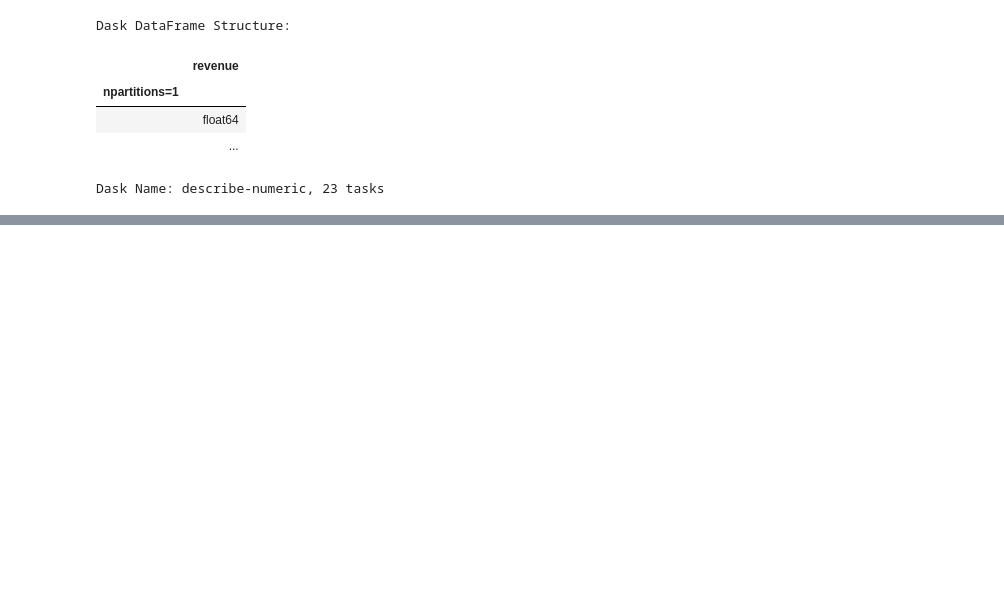
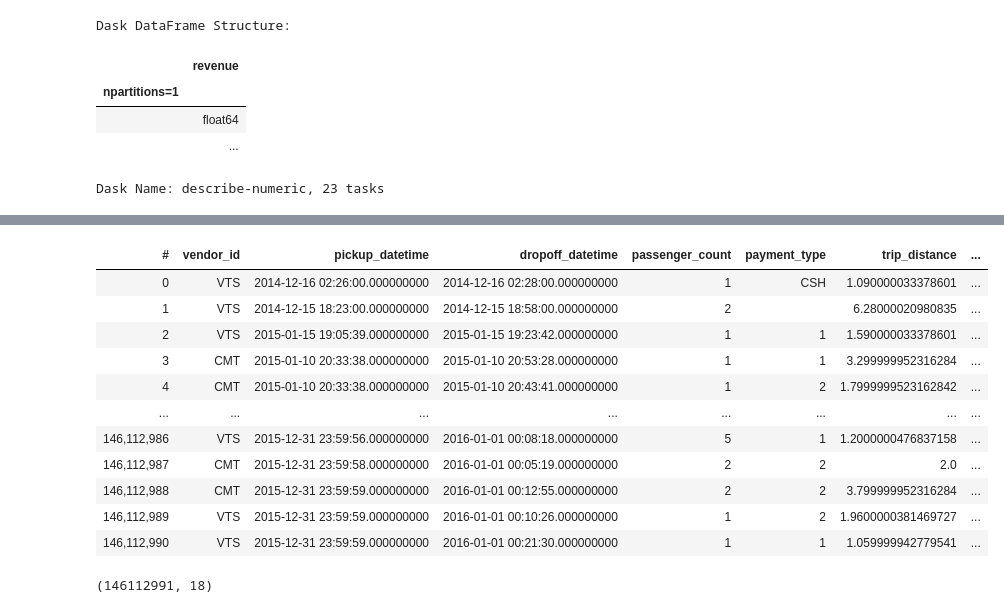
Before and after one commit to hnouraei/Notebooks, a Jupyter notebook: Working_with_large_dataset.ipynb, the cells around one changed output, grey strips where cells are left out. Drawn from its saved outputs; the diff is of its cells as text; code cells hidden in the pictures; blank space fills up the shorter version.

```diff
--- a/Working_with_large_dataset.ipynb
+++ b/Working_with_large_dataset.ipynb
@@ -166,0 +165,19 @@ Collecting ipyvuetify<2,>=1.2.2
+# %%
+taxi1
+# %% [output]
+| # | vendor_id | pickup_datetime | dropoff_datetime | passenger_count | payment_type | trip_distance | ... |
+| 0 | VTS | 2014-12-16 02:26:00.000000000 | 2014-12-16 02:28:00.000000000 | 1 | CSH | 1.090000033378601 | ... |
+| 1 | VTS | 2014-12-15 18:23:00.000000000 | 2014-12-15 18:58:00.000000000 | 2 |  | 6.28000020980835 | ... |
+| 2 | VTS | 2015-01-15 19:05:39.000000000 | 2015-01-15 19:23:42.000000000 | 1 | 1 | 1.590000033378601 | ... |
+| 3 | CMT | 2015-01-10 20:33:38.000000000 | 2015-01-10 20:53:28.000000000 | 1 | 1 | 3.299999952316284 | ... |
+| 4 | CMT | 2015-01-10 20:33:38.000000000 | 2015-01-10 20:43:41.000000000 | 1 | 2 | 1.7999999523162842 | ... |
+| ... | ... | ... | ... | ... | ... | ... | ... |
+| 146,112,986 | VTS | 2015-12-31 23:59:56.000000000 | 2016-01-01 00:08:18.000000000 | 5 | 1 | 1.2000000476837158 | ... |
+| 146,112,987 | CMT | 2015-12-31 23:59:58.000000000 | 2016-01-01 00:05:19.000000000 | 2 | 2 | 2.0 | ... |
+| 146,112,988 | CMT | 2015-12-31 23:59:59.000000000 | 2016-01-01 00:12:55.000000000 | 2 | 2 | 3.799999952316284 | ... |
+| 146,112,989 | VTS | 2015-12-31 23:59:59.000000000 | 2016-01-01 00:10:26.000000000 | 1 | 2 | 1.9600000381469727 | ... |
+| 146,112,990 | VTS | 2015-12-31 23:59:59.000000000 | 2016-01-01 00:21:30.000000000 | 1 | 1 | 1.059999942779541 | ... |
+# %%
+taxi1.shape
+# %% [output]
+(146112991, 18)
```
Also changed, not shown: parts of 18 cells of this notebook.
